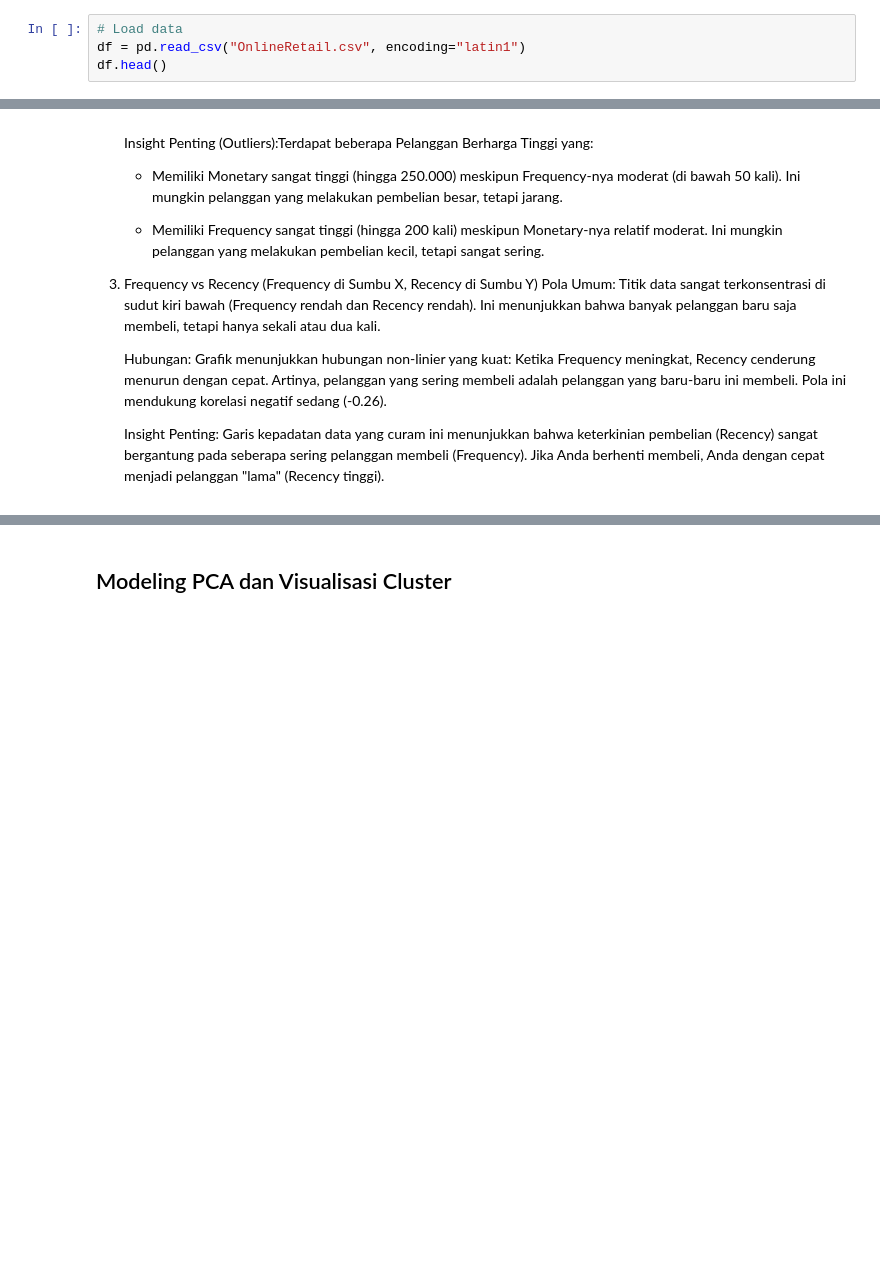
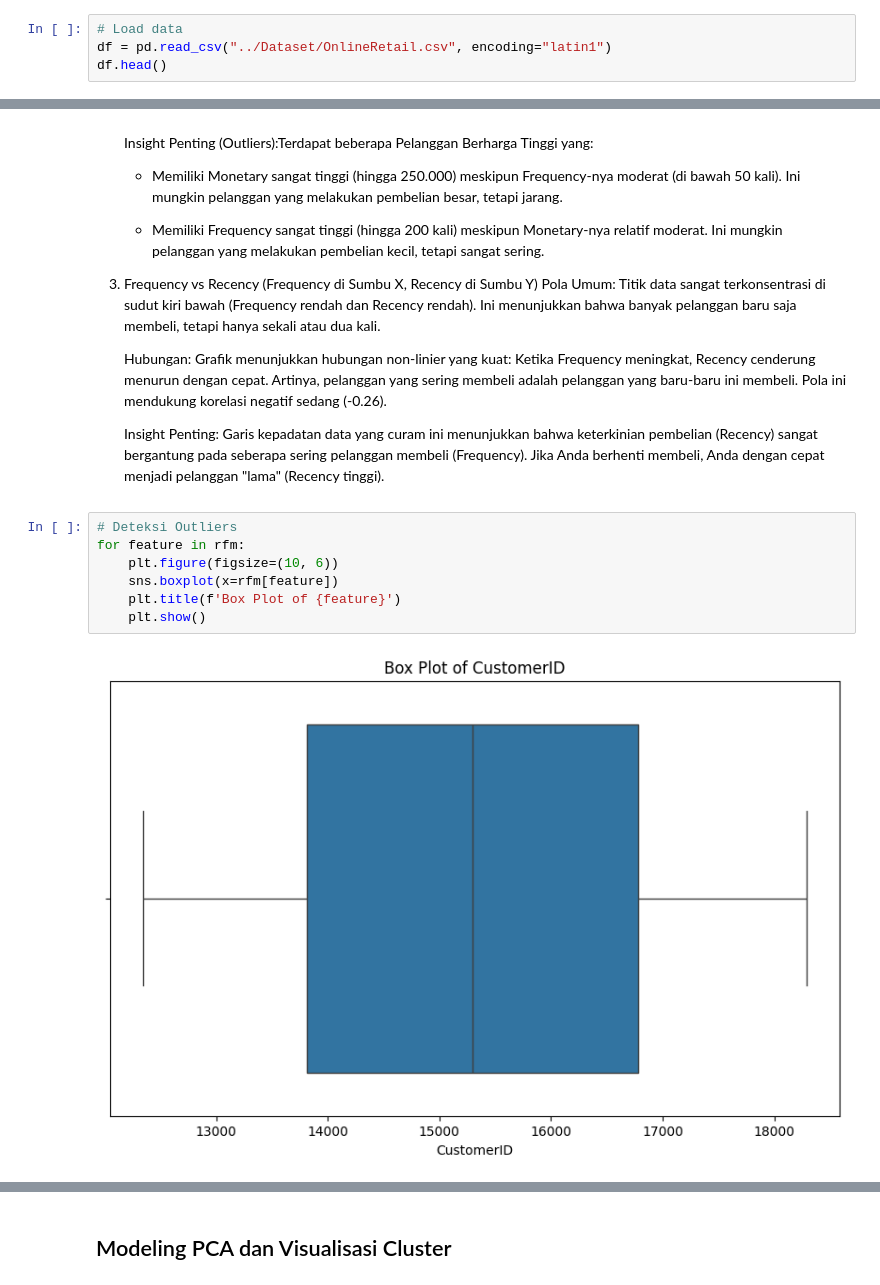
Before and after one commit to isyraffajar/Capstone-Asah, a Jupyter notebook: CustomerSegmentation.ipynb, the cells around one changed output, grey strips where cells are left out. Cells and saved outputs as stored; diff of their text form; blank space fills up the shorter version.

```diff
--- a/CustomerSegmentation.ipynb
+++ b/CustomerSegmentation.ipynb
@@ -3,7 +3,7 @@ import pandas as pd
 import matplotlib.pyplot as plt
 # %%
 # Load data
-df = pd.read_csv("OnlineRetail.csv", encoding="latin1")
+df = pd.read_csv("../Dataset/OnlineRetail.csv", encoding="latin1")
 df.head()
 # %% [output]
 |  | InvoiceNo | StockCode | Description | Quantity | InvoiceDate | UnitPrice | CustomerID | Country |
@@ -356,3 +356,12 @@ plt.show()
     Hubungan: Grafik menunjukkan hubungan non-linier yang kuat: Ketika Frequency meningkat, Recency cenderung menurun dengan cepat. Artinya, pelanggan yang sering membeli adalah pelanggan yang baru-baru ini membeli. Pola ini mendukung korelasi negatif sedang (-0.26).
 
     Insight Penting: Garis kepadatan data yang curam ini menunjukkan bahwa keterkinian pembelian (Recency) sangat bergantung pada seberapa sering pelanggan membeli (Frequency). Jika Anda berhenti membeli, Anda dengan cepat menjadi pelanggan "lama" (Recency tinggi).
+# %%
+# Deteksi Outliers
+for feature in rfm:
+    plt.figure(figsize=(10, 6))
+    sns.boxplot(x=rfm[feature])
+    plt.title(f'Box Plot of {feature}')
+    plt.show()
+# %% [output]
+[figure, added]
```
Also changed, not shown: parts of 2 cells of this notebook.
